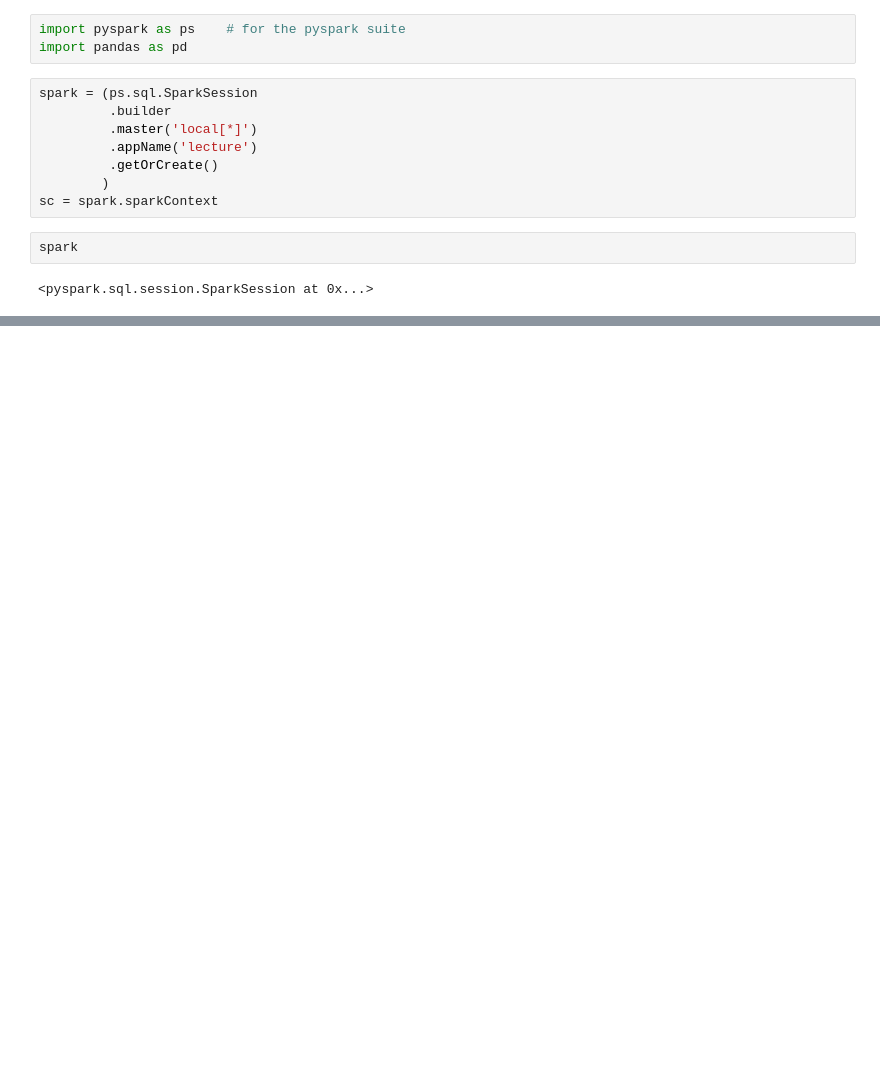
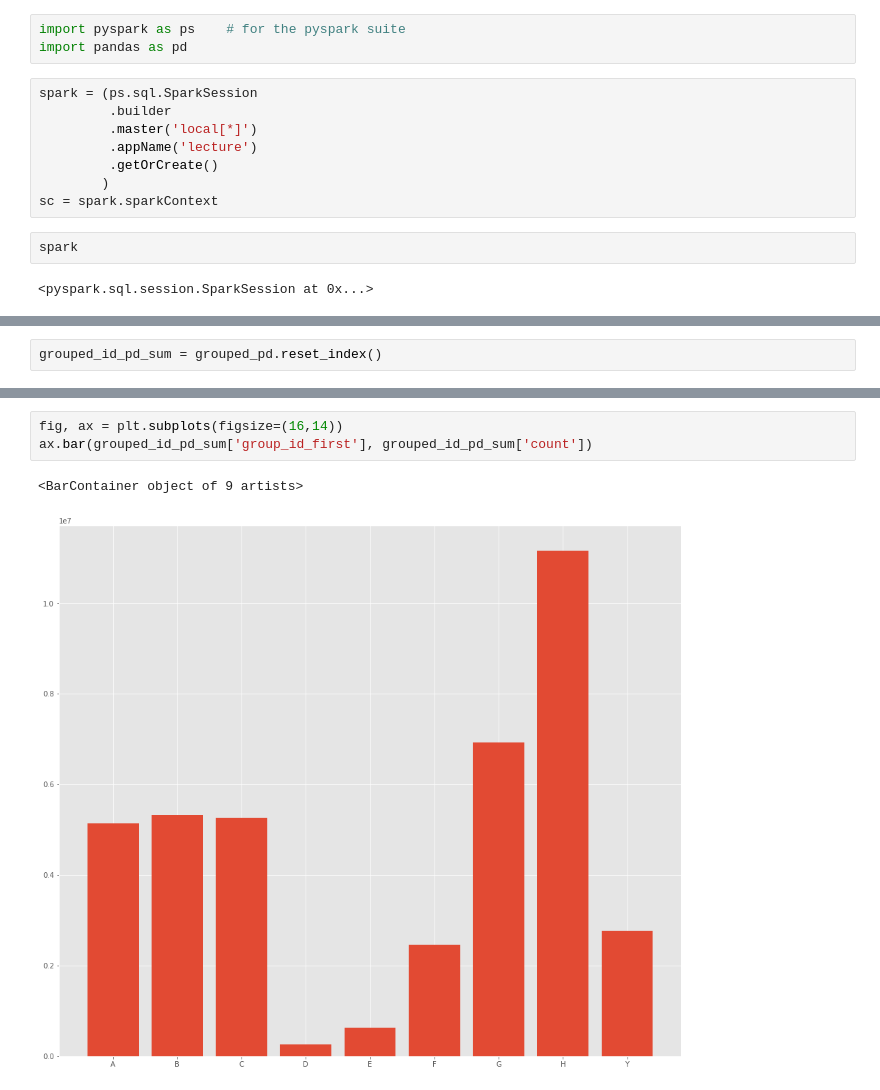
Before and after one commit to LawrenceGlenn/Exploration_of_Patent_Data, a Jupyter notebook: Topic_Analysis_by_year.ipynb, the cells around one changed output, grey strips where cells are left out. Drawn from its saved outputs; the diff is of its cells as text; blank space fills up the shorter version.

```diff
--- a/Topic_Analysis_by_year.ipynb
+++ b/Topic_Analysis_by_year.ipynb
@@ -29,0 +180,2 @@ df.printSchema()
+# %%
+grouped_id_pd_sum = grouped_pd.reset_index()
@@ -29,0 +191,6 @@ df.printSchema()
+# %%
+fig, ax = plt.subplots(figsize=(16,14))
+ax.bar(grouped_id_pd_sum['group_id_first'], grouped_id_pd_sum['count'])
+# %% [output]
+<BarContainer object of 9 artists>
+[figure, added]
```
Also changed, not shown: parts of 21 cells of this notebook.
